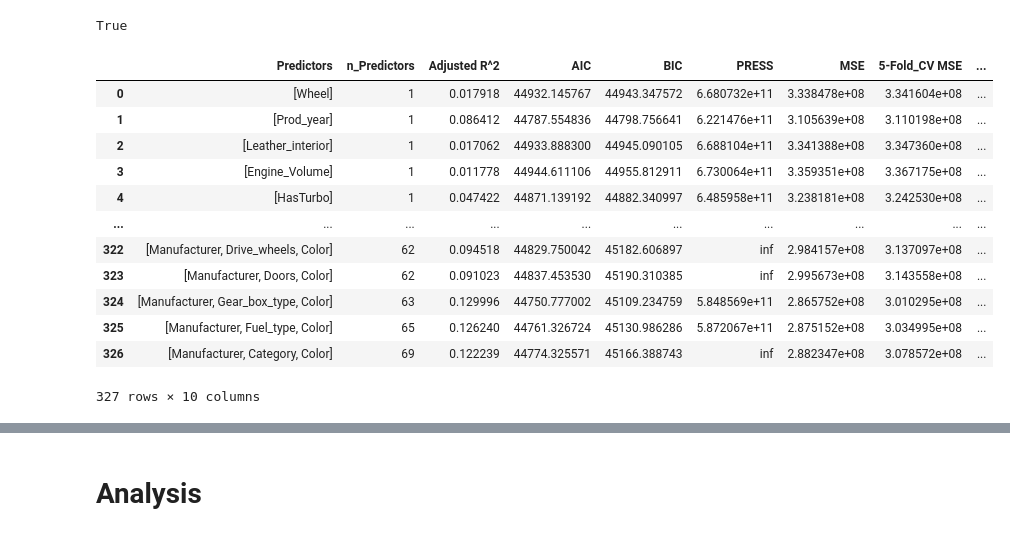
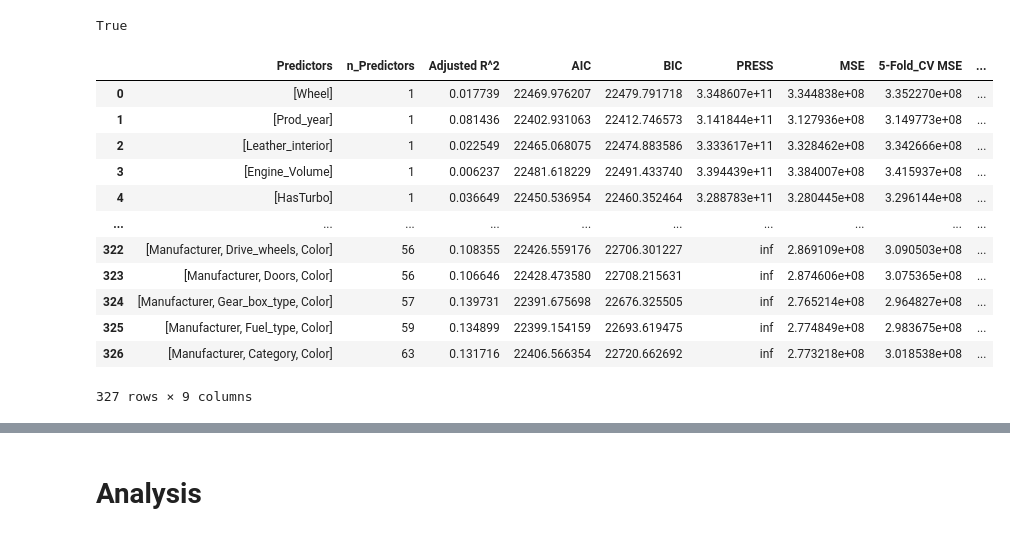
Before and after one commit to mattohan567/msds601-final-project2, a Jupyter notebook: model_selection/selecting_model.ipynb, the cells around one changed output, grey strips where cells are left out. Drawn from its saved outputs; the diff is of its cells as text; code cells hidden in the pictures.

```diff
--- a/model_selection/selecting_model.ipynb
+++ b/model_selection/selecting_model.ipynb
@@ -197,25 +230,25 @@ def results_to_pkl(subsets, index):
 # %%
 results_to_pkl(sections[0], 0)
 # %%
-with open(f'models/results_df_6', 'rb') as f:
+with open(f'models/results_df_0', 'rb') as f:
     data = pickle.load(f)
 # with open(f'models/results_df', 'rb') as f:
 #     data = pickle.load(f)
 data
 # %% [output]
 |  | Predictors | n_Predictors | Adjusted R^2 | AIC | BIC | PRESS | MSE | 5-Fold_CV MSE | ... |
-| 0 | [Wheel] | 1 | 0.017918 | 44932.145767 | 44943.347572 | 6.680732e+11 | 3.338478e+08 | 3.341604e+08 | ... |
-| 1 | [Prod_year] | 1 | 0.086412 | 44787.554836 | 44798.756641 | 6.221476e+11 | 3.105639e+08 | 3.110198e+08 | ... |
-| 2 | [Leather_interior] | 1 | 0.017062 | 44933.888300 | 44945.090105 | 6.688104e+11 | 3.341388e+08 | 3.347360e+08 | ... |
-| 3 | [Engine_Volume] | 1 | 0.011778 | 44944.611106 | 44955.812911 | 6.730064e+11 | 3.359351e+08 | 3.367175e+08 | ... |
-| 4 | [HasTurbo] | 1 | 0.047422 | 44871.139192 | 44882.340997 | 6.485958e+11 | 3.238181e+08 | 3.242530e+08 | ... |
+| 0 | [Wheel] | 1 | 0.017739 | 22469.976207 | 22479.791718 | 3.348607e+11 | 3.344838e+08 | 3.352270e+08 | ... |
+| 1 | [Prod_year] | 1 | 0.081436 | 22402.931063 | 22412.746573 | 3.141844e+11 | 3.127936e+08 | 3.149773e+08 | ... |
+| 2 | [Leather_interior] | 1 | 0.022549 | 22465.068075 | 22474.883586 | 3.333617e+11 | 3.328462e+08 | 3.342666e+08 | ... |
+| 3 | [Engine_Volume] | 1 | 0.006237 | 22481.618229 | 22491.433740 | 3.394439e+11 | 3.384007e+08 | 3.415937e+08 | ... |
+| 4 | [HasTurbo] | 1 | 0.036649 | 22450.536954 | 22460.352464 | 3.288783e+11 | 3.280445e+08 | 3.296144e+08 | ... |
 | ... | ... | ... | ... | ... | ... | ... | ... | ... | ... |
-| 322 | [Manufacturer, Drive_wheels, Color] | 62 | 0.094518 | 44829.750042 | 45182.606897 | inf | 2.984157e+08 | 3.137097e+08 | ... |
-| 323 | [Manufacturer, Doors, Color] | 62 | 0.091023 | 44837.453530 | 45190.310385 | inf | 2.995673e+08 | 3.143558e+08 | ... |
-| 324 | [Manufacturer, Gear_box_type, Color] | 63 | 0.129996 | 44750.777002 | 45109.234759 | 5.848569e+11 | 2.865752e+08 | 3.010295e+08 | ... |
-| 325 | [Manufacturer, Fuel_type, Color] | 65 | 0.126240 | 44761.326724 | 45130.986286 | 5.872067e+11 | 2.875152e+08 | 3.034995e+08 | ... |
-| 326 | [Manufacturer, Category, Color] | 69 | 0.122239 | 44774.325571 | 45166.388743 | inf | 2.882347e+08 | 3.078572e+08 | ... |
+| 322 | [Manufacturer, Drive_wheels, Color] | 56 | 0.108355 | 22426.559176 | 22706.301227 | inf | 2.869109e+08 | 3.090503e+08 | ... |
+| 323 | [Manufacturer, Doors, Color] | 56 | 0.106646 | 22428.473580 | 22708.215631 | inf | 2.874606e+08 | 3.075365e+08 | ... |
+| 324 | [Manufacturer, Gear_box_type, Color] | 57 | 0.139731 | 22391.675698 | 22676.325505 | inf | 2.765214e+08 | 2.964827e+08 | ... |
+| 325 | [Manufacturer, Fuel_type, Color] | 59 | 0.134899 | 22399.154159 | 22693.619475 | inf | 2.774849e+08 | 2.983675e+08 | ... |
+| 326 | [Manufacturer, Category, Color] | 63 | 0.131716 | 22406.566354 | 22720.662692 | inf | 2.773218e+08 | 3.018538e+08 | ... |
-327 rows × 10 columns
+327 rows × 9 columns
 # %%
 for i in range(n):
     results_to_pkl(sections[i], i)
```
Also changed, not shown: parts of 12 cells of this notebook.
